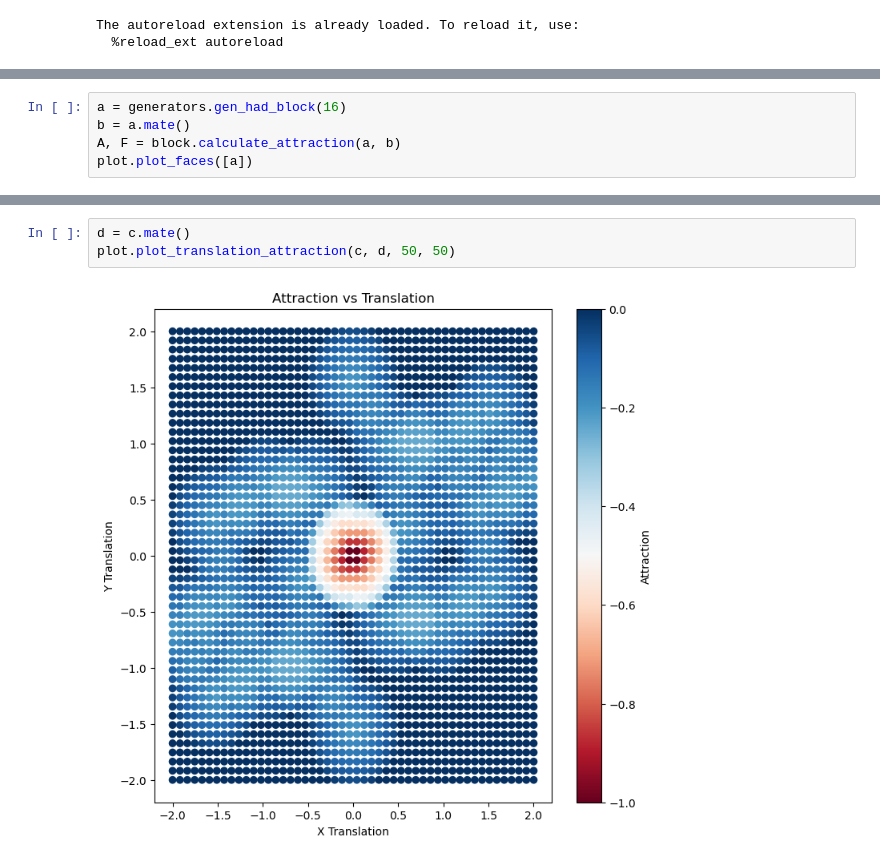
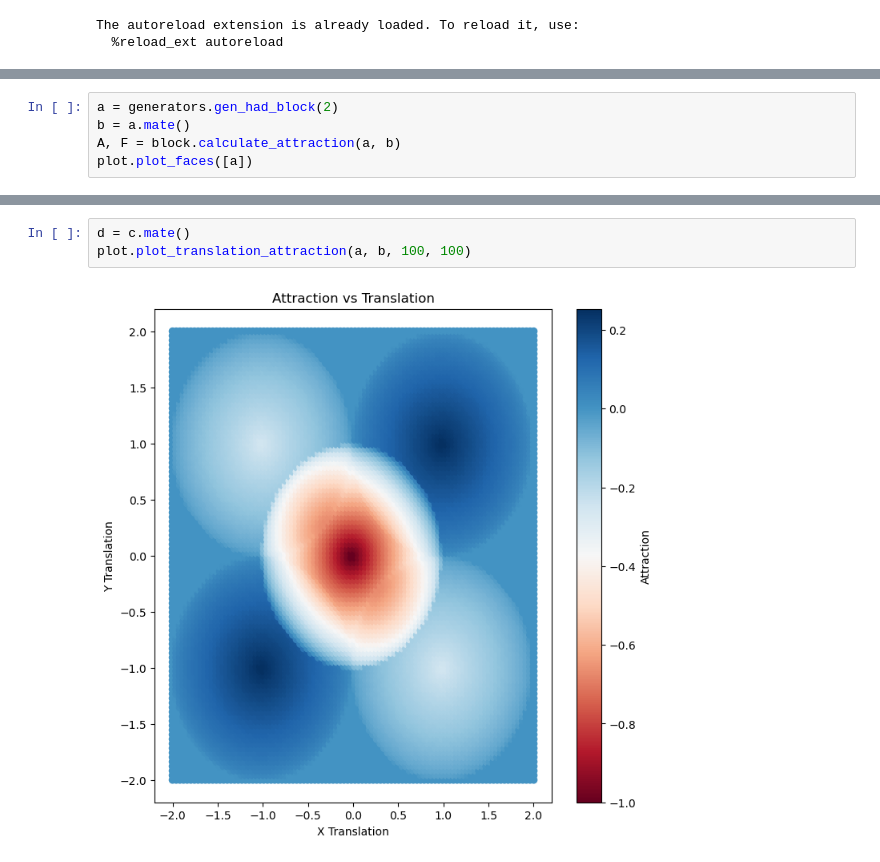
Before and after one commit to ProgrammableMatterLab/code-theory, a Jupyter notebook: test.ipynb, the cells around one changed output, grey strips where cells are left out. Drawn from its saved outputs; the diff is of its cells as text.

```diff
--- a/test.ipynb
+++ b/test.ipynb
@@ -20,5 +19,5 @@ plot.plot_faces([c])
 # %%
-a = generators.gen_had_block(16)
+a = generators.gen_had_block(2)
 b = a.mate()
 A, F = block.calculate_attraction(a, b)
 plot.plot_faces([a])
@@ -31,5 +30,5 @@ plot.plot_rotation_attraction(c,d, num_angles=360)
 # %%
 d = c.mate()
-plot.plot_translation_attraction(c, d, 50, 50)
+plot.plot_translation_attraction(a, b, 100, 100)
 # %% [output]
-[figure, old version]
+[figure, new version]
```
Also changed, not shown: parts of 3 cells of this notebook, 7 other files.
